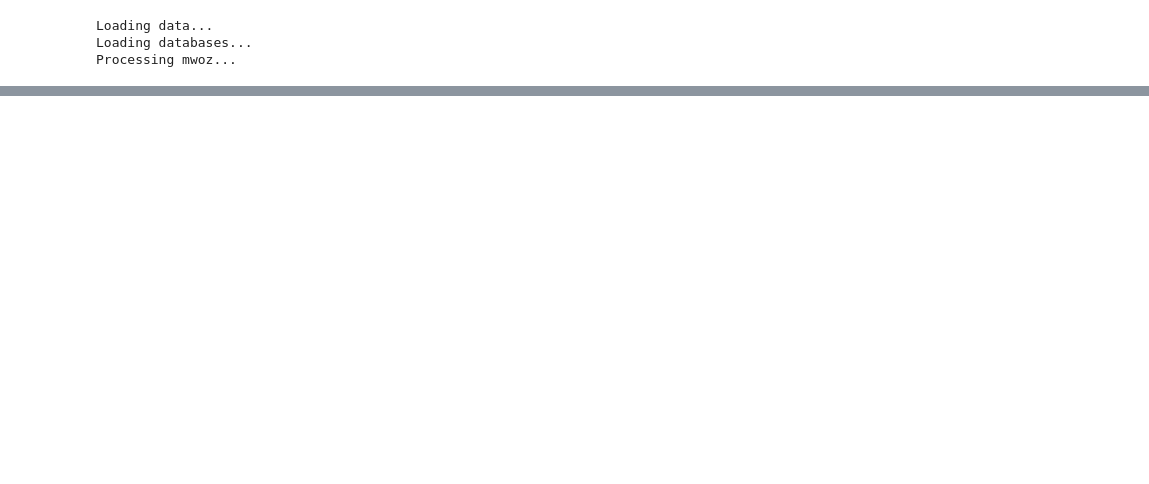
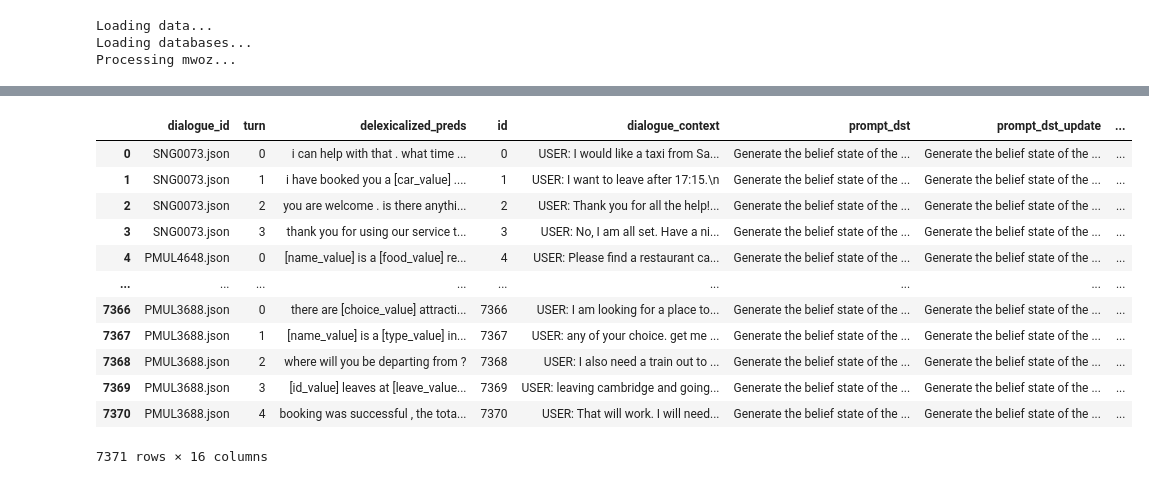
Before and after one commit to WillyHC22/InstructTODS, a Jupyter notebook: mwoz21_rg_explo.ipynb, the cells around one changed output, grey strips where cells are left out. Cells and saved outputs as stored; diff of their text form; code cells hidden in the pictures; blank space fills up the shorter version.

```diff
--- a/mwoz21_rg_explo.ipynb
+++ b/mwoz21_rg_explo.ipynb
@@ -821,0 +908,3 @@ No belief state: as there is no user input in last turn, belief state remains sa
+# %%
+response = pptod[1]["resp_gen"]
+response
@@ -821,0 +913,3 @@ No belief state: as there is no user input in last turn, belief state remains sa
+# %%
+import re
+matches = re.findall(r'\[(.*?)\]', response)
@@ -825,13 +923,3 @@ dataset.head(2)
 |  | id | dialogue_id | dialogue_context | turn | prompt_dst | prompt_dst_update | prompt_rg | prompt_e2e | ... |
 | 0 | 0 | SNG0073.json | USER: I would like a taxi from Sa... | 0 | Generate the belief state of the ... | Generate the belief state of the ... | In a task oriented dialogue setti... | Generate the answer of the SYSTEM... | ... |
 | 1 | 1 | SNG0073.json | USER: I want to leave after 17:15.\n | 1 | Generate the belief state of the ... | Generate the belief state of the ... | In a task oriented dialogue setti... | Generate the answer of the SYSTEM... | ... |
-# %%
-for i in range(10):
-    id = df_results["id"][i]
-    pred = df_results["preds"][i]
-    unpacked_pred = unpack_belief_states(pred, "pred")
-    row = dataset.loc[dataset["id"] == id]
-    print("unpacked pred: ", unpacked_pred)
-    print("turn domain: ", row["turn_domain"].item())
-    print("gold belief state: ", row["gold_bs"].item())
-    print("-------")
@@ -855,0 +957,40 @@ gold belief state:  [hotel] price moderate type guesthouse
+# %%
+preds = []
+dial_ids = []
+turns = []
+
+for result in pptod:
+    pred = result["resp_gen"]
+    dial_id = result["dial_id"]
+    turn = result["turn_num"]
+
+    matches = re.findall(r'\[(.*?)\]', pred)
+    for match in matches:
+        reversed_match = match.split("_")[1] + "_" + match.split("_")[0]
+        pred = pred.replace(match, reversed_match)
+
+    turns.append(int(turn))
+    preds.append(pred)
+    dial_ids.append(dial_id.upper() + ".json")
+
+    df = pd.DataFrame({"dialogue_id":dial_ids,
+                        "turn":turns,
+                        "delexicalized_preds":preds})
+
+    merged_df = pd.merge(df, dataset, on=["dialogue_id", "turn"])
+# %%
+merged_df
+# %% [output]
+|  | dialogue_id | turn | delexicalized_preds | id | dialogue_context | prompt_dst | prompt_dst_update | ... |
+| 0 | SNG0073.json | 0 | i can help with that . what time ... | 0 | USER: I would like a taxi from Sa... | Generate the belief state of the ... | Generate the belief state of the ... | ... |
+| 1 | SNG0073.json | 1 | i have booked you a [car_value] .... | 1 | USER: I want to leave after 17:15.\n | Generate the belief state of the ... | Generate the belief state of the ... | ... |
+| 2 | SNG0073.json | 2 | you are welcome . is there anythi... | 2 | USER: Thank you for all the help!... | Generate the belief state of the ... | Generate the belief state of the ... | ... |
+| 3 | SNG0073.json | 3 | thank you for using our service t... | 3 | USER: No, I am all set. Have a ni... | Generate the belief state of the ... | Generate the belief state of the ... | ... |
+| 4 | PMUL4648.json | 0 | [name_value] is a [food_value] re... | 4 | USER: Please find a restaurant ca... | Generate the belief state of the ... | Generate the belief state of the ... | ... |
+| ... | ... | ... | ... | ... | ... | ... | ... | ... |
+| 7366 | PMUL3688.json | 0 | there are [choice_value] attracti... | 7366 | USER: I am looking for a place to... | Generate the belief state of the ... | Generate the belief state of the ... | ... |
+| 7367 | PMUL3688.json | 1 | [name_value] is a [type_value] in... | 7367 | USER: any of your choice. get me ... | Generate the belief state of the ... | Generate the belief state of the ... | ... |
+| 7368 | PMUL3688.json | 2 | where will you be departing from ? | 7368 | USER: I also need a train out to ... | Generate the belief state of the ... | Generate the belief state of the ... | ... |
+| 7369 | PMUL3688.json | 3 | [id_value] leaves at [leave_value... | 7369 | USER: leaving cambridge and going... | Generate the belief state of the ... | Generate the belief state of the ... | ... |
+| 7370 | PMUL3688.json | 4 | booking was successful , the tota... | 7370 | USER: That will work. I will need... | Generate the belief state of the ... | Generate the belief state of the ... | ... |
+7371 rows × 16 columns
```
Also changed, not shown: parts of 48 cells of this notebook, 12 other files.
